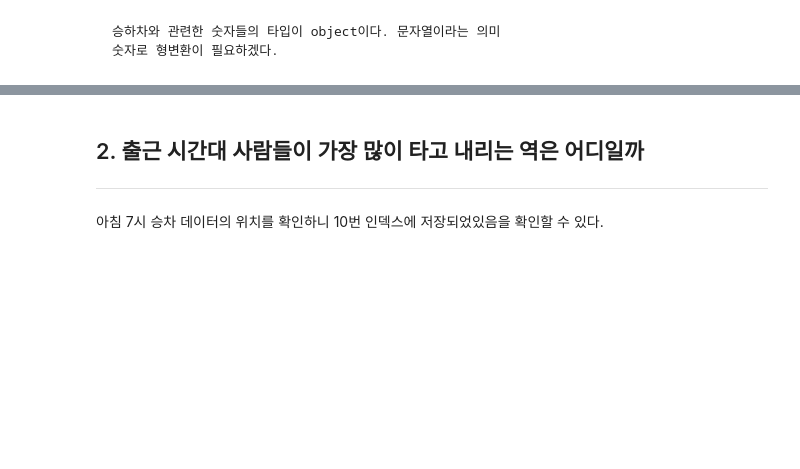
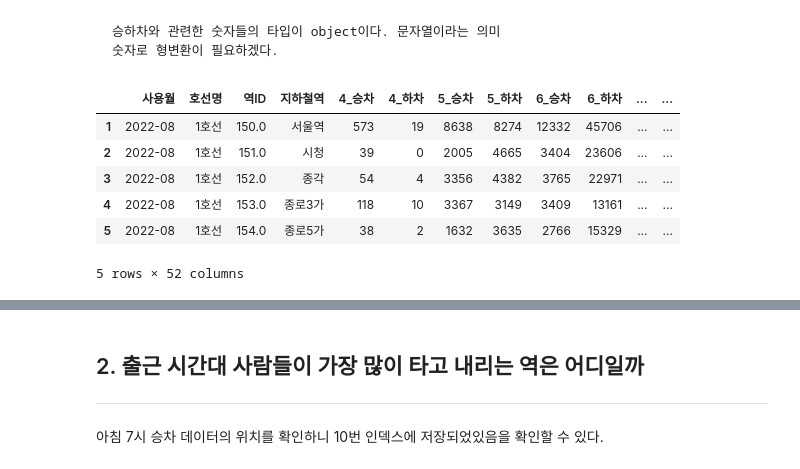
Before and after one commit to Lily-Jeong/Py_DevWork, a Jupyter notebook: DS/2-4.open api[서울지하철유동인구분석]_배포용.ipynb, the cells around one changed output, grey strips where cells are left out. Saved outputs shown, nothing was run; the diff lists cells and outputs as text; code cells hidden in the pictures; blank space fills up the shorter version.

```diff
--- a/DS/2-4.open api[서울지하철유동인구분석]_배포용.ipynb
+++ b/DS/2-4.open api[서울지하철유동인구분석]_배포용.ipynb
@@ -55,0 +180,10 @@ new_cols = ['사용월', '호선명', '역ID', '지하철역']
+# %%
+new_df.head()
+# %% [output]
+|  | 사용월 | 호선명 | 역ID | 지하철역 | 4_승차 | 4_하차 | 5_승차 | 5_하차 | 6_승차 | 6_하차 | ... | ... |
+| 1 | 2022-08 | 1호선 | 150.0 | 서울역 | 573 | 19 | 8638 | 8274 | 12332 | 45706 | ... | ... |
+| 2 | 2022-08 | 1호선 | 151.0 | 시청 | 39 | 0 | 2005 | 4665 | 3404 | 23606 | ... | ... |
+| 3 | 2022-08 | 1호선 | 152.0 | 종각 | 54 | 4 | 3356 | 4382 | 3765 | 22971 | ... | ... |
+| 4 | 2022-08 | 1호선 | 153.0 | 종로3가 | 118 | 10 | 3367 | 3149 | 3409 | 13161 | ... | ... |
+| 5 | 2022-08 | 1호선 | 154.0 | 종로5가 | 38 | 2 | 1632 | 3635 | 2766 | 15329 | ... | ... |
+5 rows × 52 columns
```
Also changed, not shown: parts of 26 cells of this notebook.
